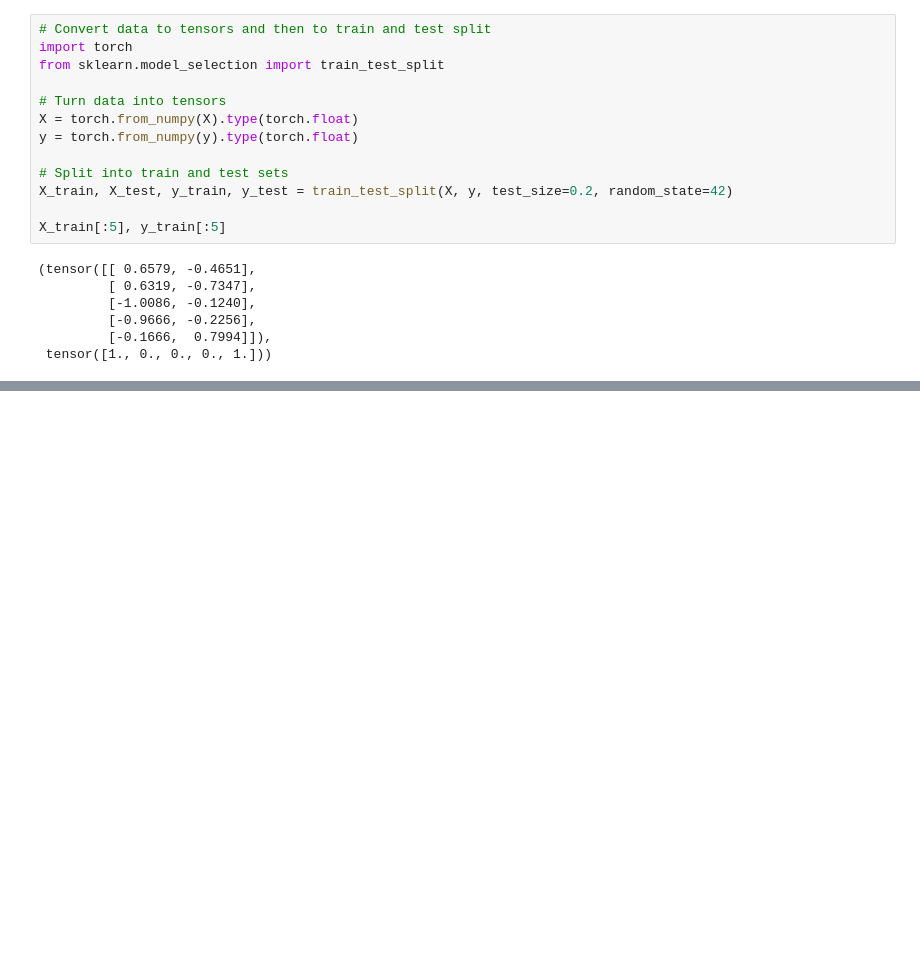
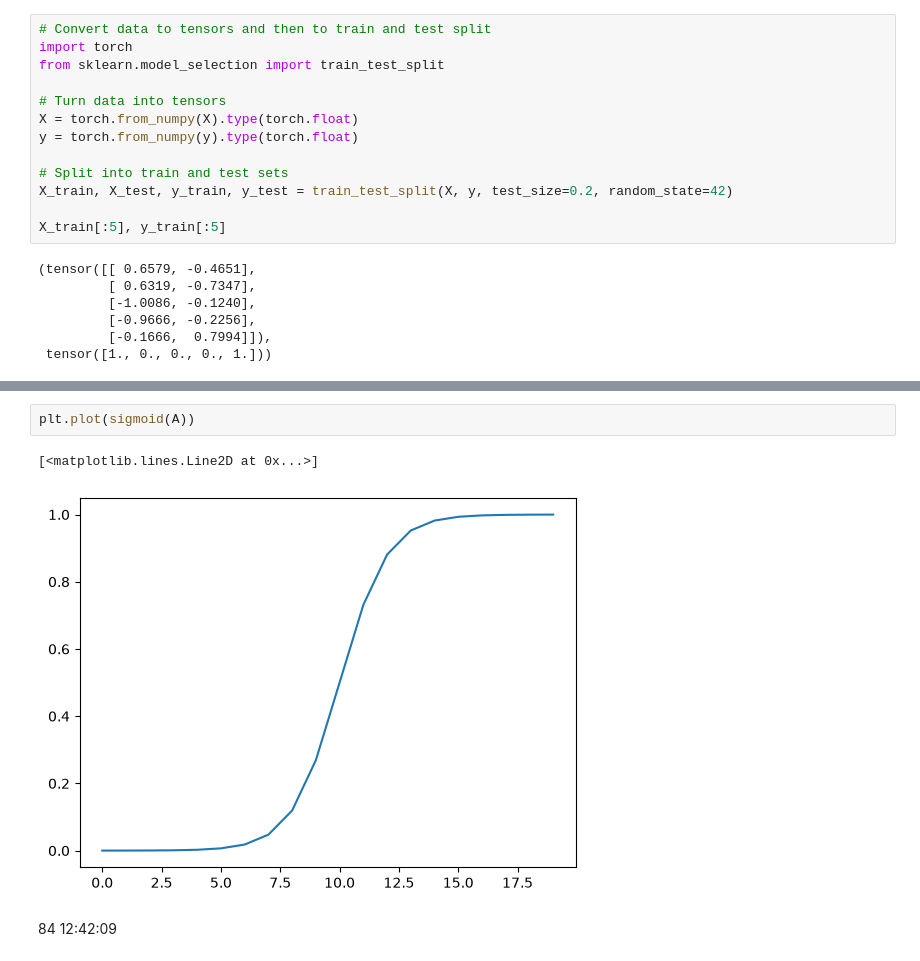
Before and after one commit to TQ-Kent/pytorch_study, a Jupyter notebook: 02_pytorch_classification.ipynb, the cells around one changed output, grey strips where cells are left out. Saved outputs shown, nothing was run; the diff lists cells and outputs as text; blank space fills up the shorter version.

```diff
--- a/02_pytorch_classification.ipynb
+++ b/02_pytorch_classification.ipynb
@@ -837,0 +998,7 @@ CircleModelV2(
+# %%
+plt.plot(sigmoid(A))
+# %% [output]
+[<matplotlib.lines.Line2D at 0x...>]
+[figure, added]
+# %% [markdown]
+84 12:42:09
```
Also changed, not shown: parts of 19 cells of this notebook, 1 other file.
